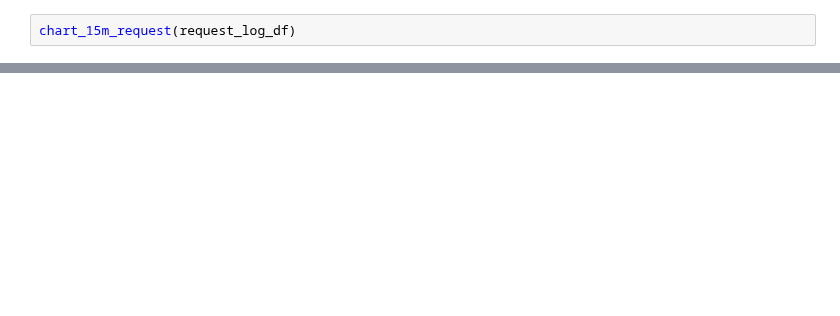
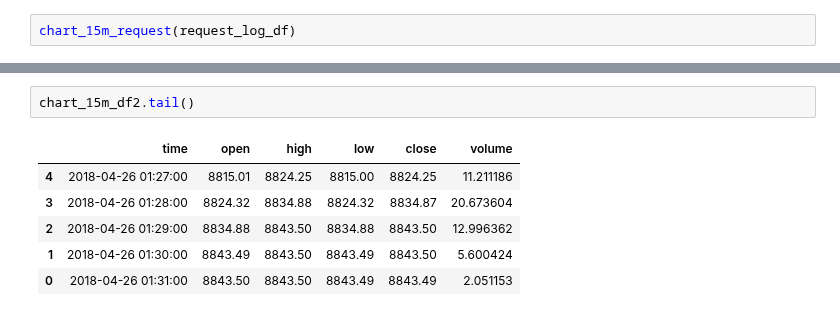
Before and after one commit to timothyyu/gdax-orderbook-ml, a Jupyter notebook: 8_program_structure_improvement.ipynb, the cells around one changed output, grey strips where cells are left out. Drawn from its saved outputs; the diff is of its cells as text; blank space fills up the shorter version.

```diff
--- a/8_program_structure_improvement.ipynb
+++ b/8_program_structure_improvement.ipynb
@@ -367,0 +683,9 @@ snapshot_asks_df.head()
+# %%
+chart_15m_df2.tail()
+# %% [output]
+|  | time | open | high | low | close | volume |
+| 4 | 2018-04-26 01:27:00 | 8815.01 | 8824.25 | 8815.00 | 8824.25 | 11.211186 |
+| 3 | 2018-04-26 01:28:00 | 8824.32 | 8834.88 | 8824.32 | 8834.87 | 20.673604 |
+| 2 | 2018-04-26 01:29:00 | 8834.88 | 8843.50 | 8834.88 | 8843.50 | 12.996362 |
+| 1 | 2018-04-26 01:30:00 | 8843.49 | 8843.50 | 8843.49 | 8843.50 | 5.600424 |
+| 0 | 2018-04-26 01:31:00 | 8843.50 | 8843.50 | 8843.49 | 8843.49 | 2.051153 |
```
Also changed, not shown: parts of 29 cells of this notebook, 5 other files.
